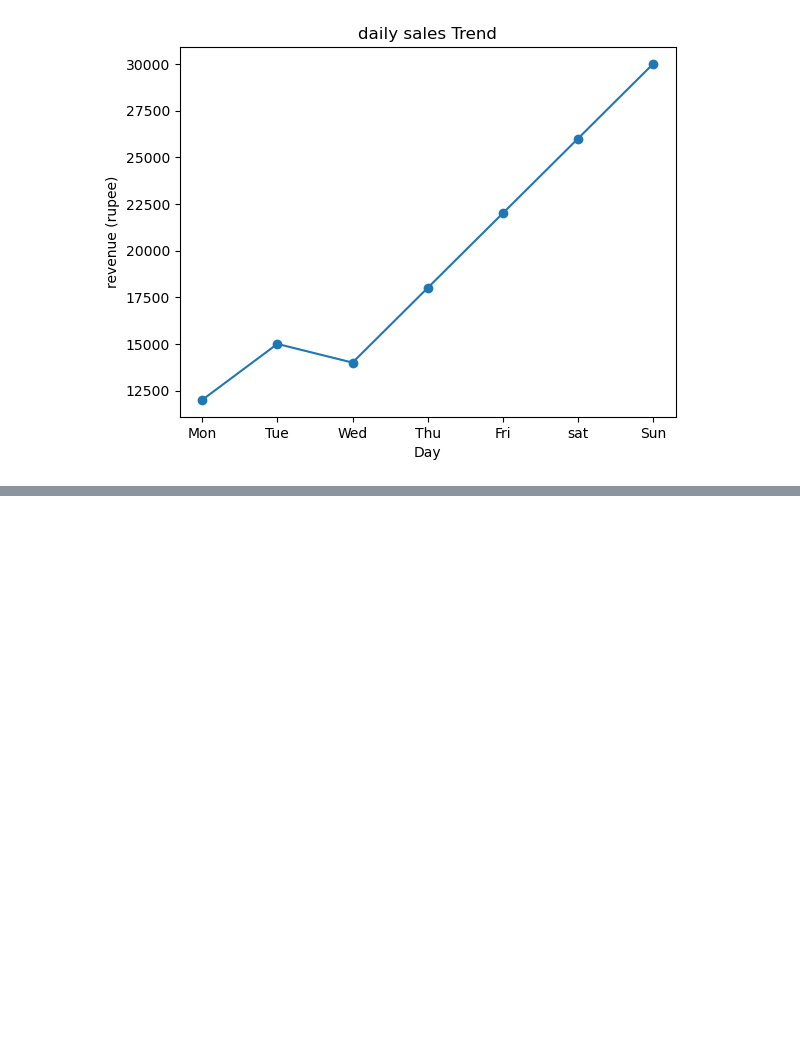
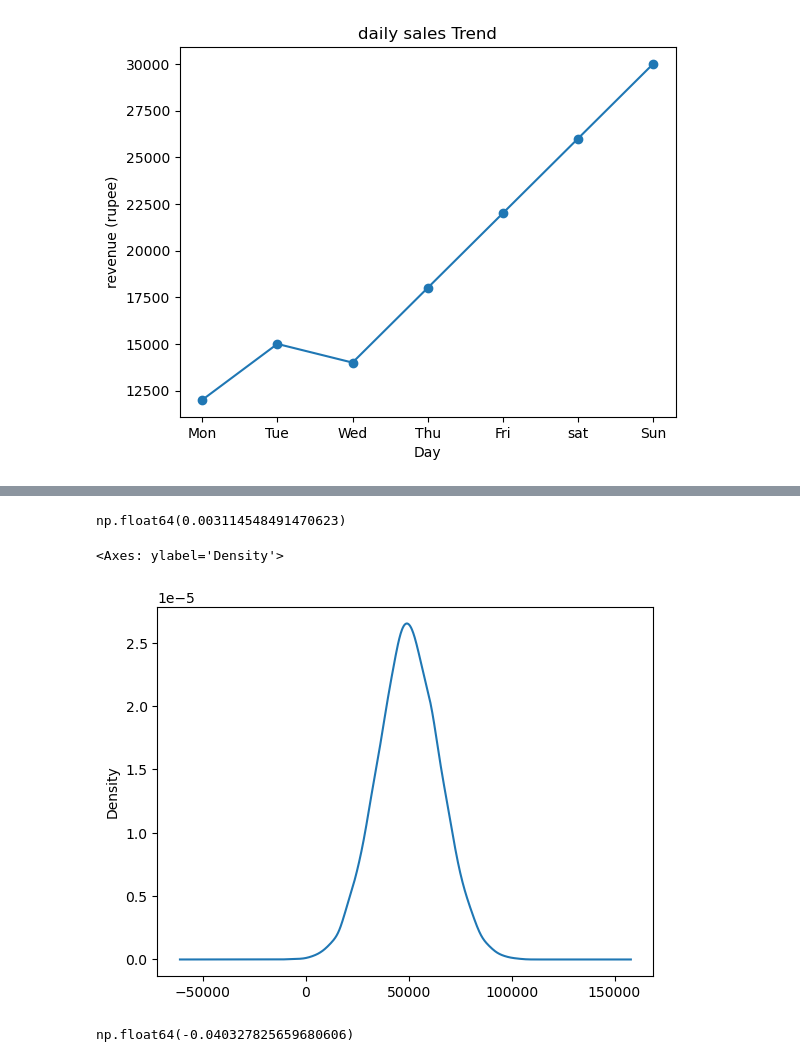
Before and after one commit to Ram2002-ai/DataScience_NareshIt, a Jupyter notebook: statistics/statistics_R/Statistics.ipynb, the cells around one changed output, grey strips where cells are left out. Saved outputs shown, nothing was run; the diff lists cells and outputs as text; code cells hidden in the pictures; blank space fills up the shorter version.

```diff
--- a/statistics/statistics_R/Statistics.ipynb
+++ b/statistics/statistics_R/Statistics.ipynb
@@ -399,0 +500,15 @@ Text(0, 0.5, 'revenue (rupee)')
+# %%
+df['Monthly_Income'].skew()
+# approxymetly normal skew(normal)
+# %% [output]
+np.float64(0.003114548491470623)
+# %%
+df['Monthly_Income'].plot(kind='kde')
+# %% [output]
+<Axes: ylabel='Density'>
+[figure, added]
+# %%
+df['Delivery_Time_Days'].skew()
+# left skew (negetive)
+# %% [output]
+np.float64(-0.040327825659680606)
```
Also changed, not shown: parts of 35 cells of this notebook, 4 other files.
